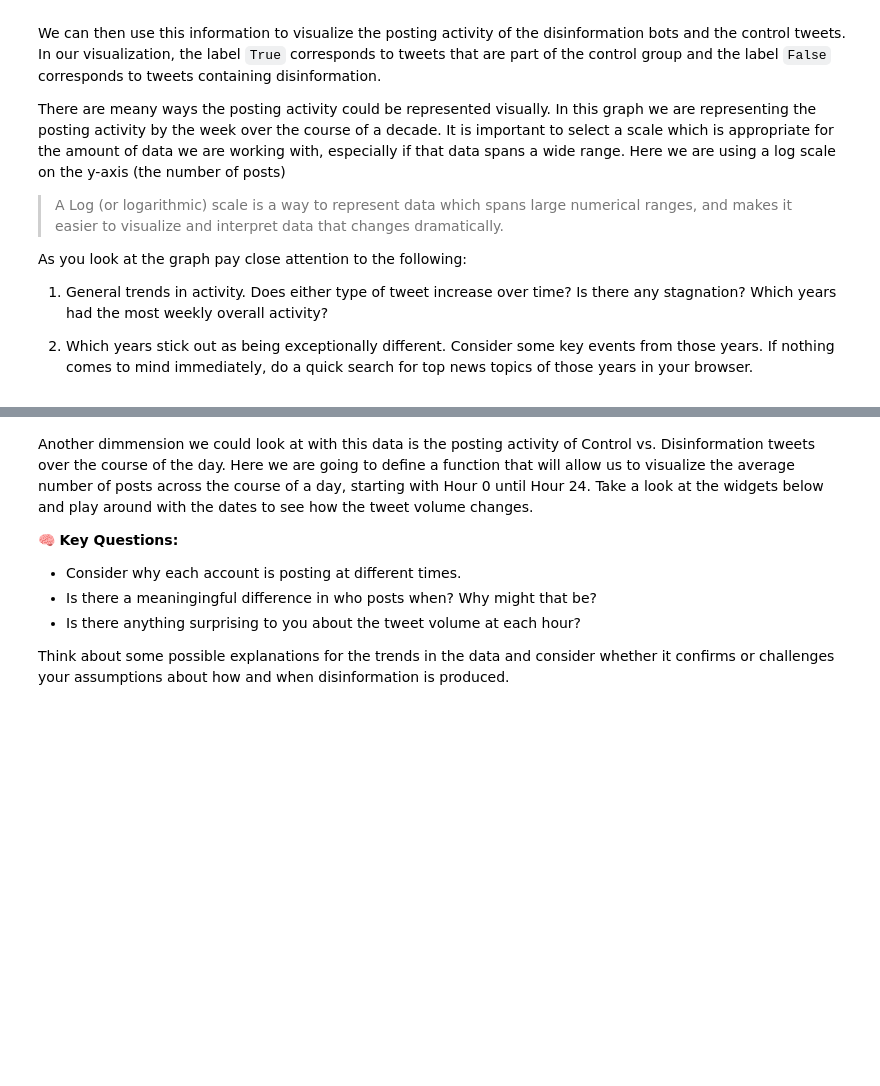
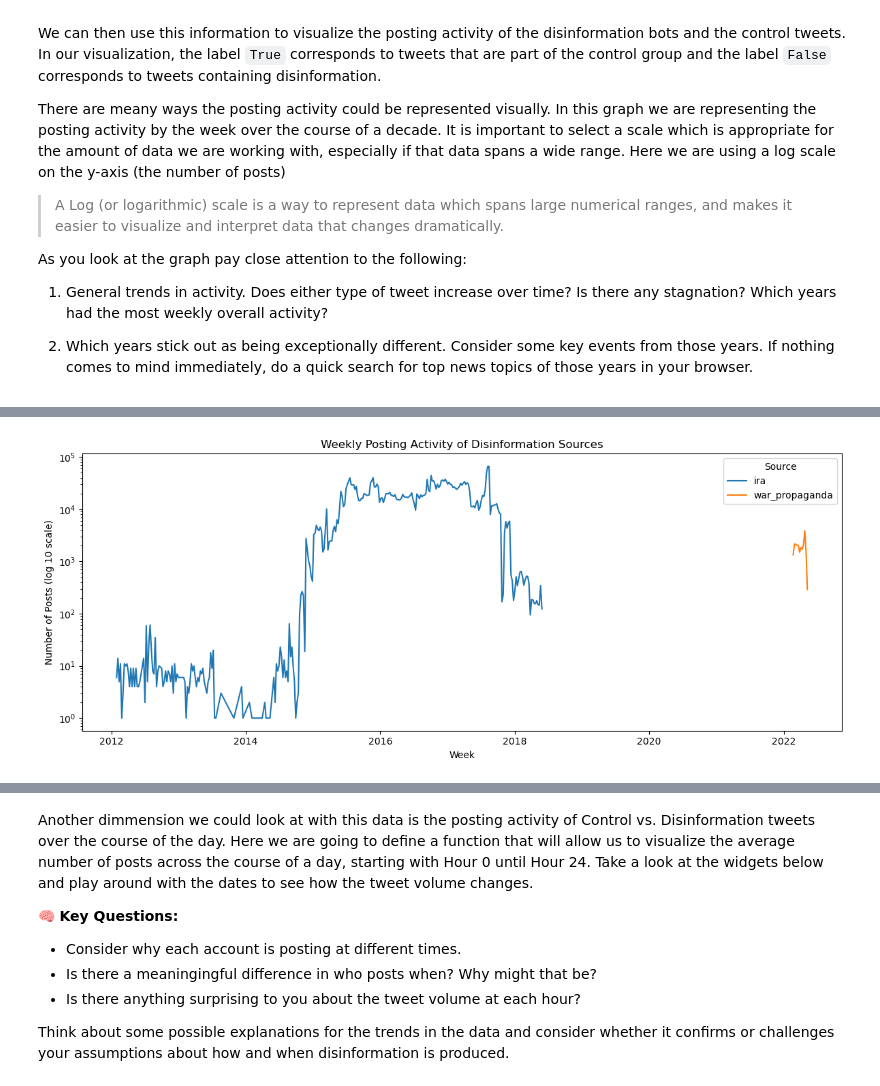
Before and after one commit to ubcecon/praxis-ubc, a Jupyter notebook: soci_270/soci_270_bert.ipynb, the cells around one changed output, grey strips where cells are left out. Saved outputs shown, nothing was run; the diff lists cells and outputs as text; code cells hidden in the pictures; blank space fills up the shorter version.

```diff
--- a/soci_270/soci_270_bert.ipynb
+++ b/soci_270/soci_270_bert.ipynb
@@ -196,0 +242,21 @@ plt.show()
+# %%
+propaganda_df = tweets[tweets['label'] == 1].copy()
+propaganda_df['date'] = pd.to_datetime(propaganda_df['date'], errors='coerce')
+propaganda_df.dropna(subset=['date'], inplace=True)
+propaganda_df['week'] = propaganda_df['date'].dt.to_period('W')
+weekly_counts = propaganda_df.groupby(['week', 'source']).size().reset_index(name='count')
+weekly_counts['week'] = weekly_counts['week'].dt.to_timestamp()
+
+
+plt.figure(figsize=(12, 5))
+sns.lineplot(data=weekly_counts, x='week', y='count', hue='source')
+plt.yscale('log', base=10)
+
+plt.title("Weekly Posting Activity of Disinformation Sources")
+plt.xlabel("Week")
+plt.ylabel("Number of Posts (log 10 scale)")
+plt.legend(title="Source")
+plt.tight_layout()
+plt.show()
+# %% [output]
+[figure, added]
```
Also changed, not shown: parts of 33 cells of this notebook.
